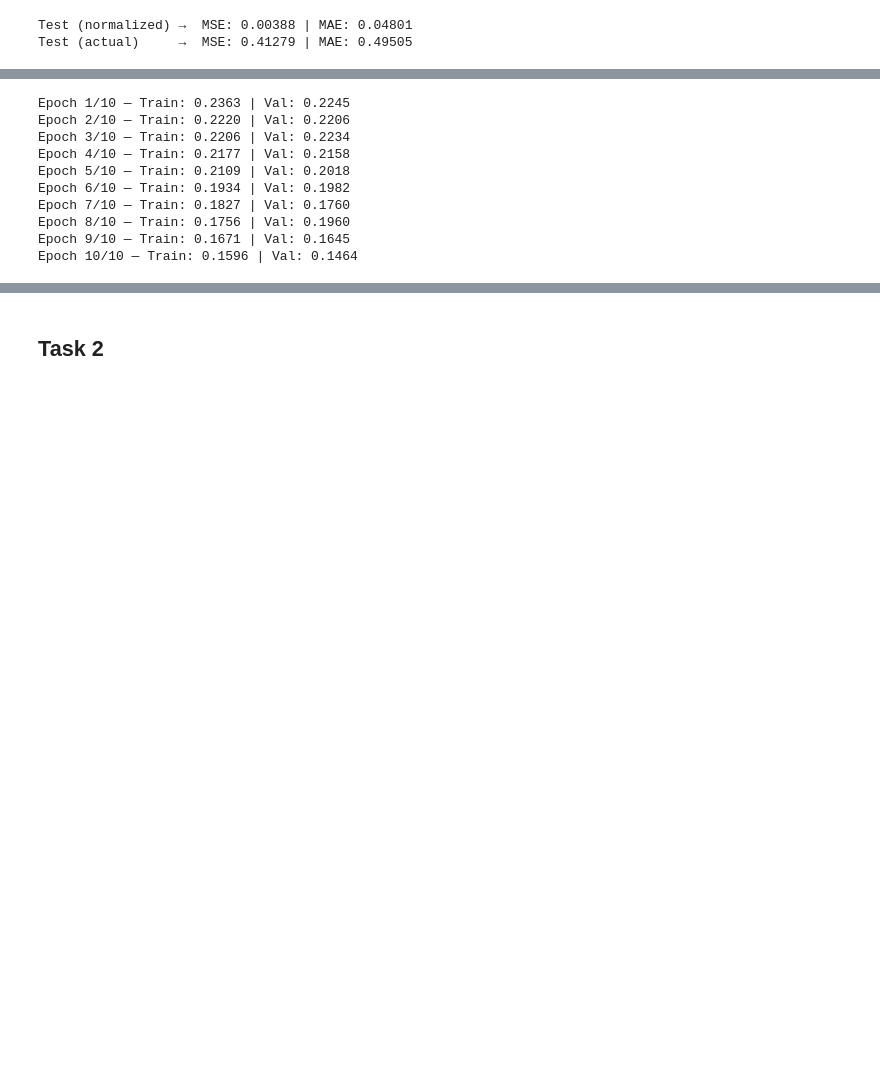
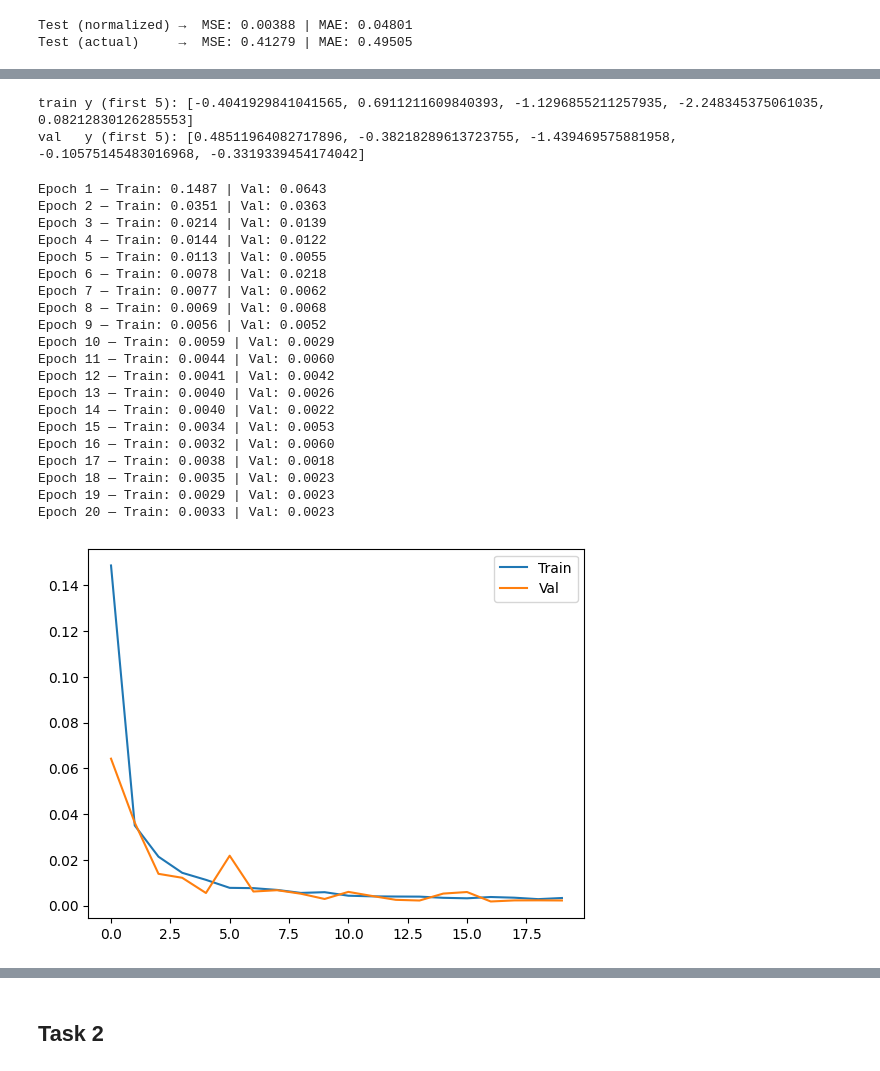
Before and after one commit to Zouu-X/DL_ass2, a Jupyter notebook: ass2_skeleton.ipynb, the cells around one changed output, grey strips where cells are left out. Cells and saved outputs as stored; diff of their text form; code cells hidden in the pictures; blank space fills up the shorter version.

Commit message:
done Geo-based model

```diff
--- a/ass2_skeleton.ipynb
+++ b/ass2_skeleton.ipynb
@@ -387,19 +387,10 @@ num_atom_types = max_atom + 1
 def make_graph(i):
     pos = torch.tensor(pos_data[i], dtype=torch.float)
     atom_nums = torch.tensor(type_data[i], dtype=torch.long)
-
-    x = torch.nn.functional.one_hot(atom_nums, num_classes=num_atom_types).float()
-
-
-    # compute pairwise distances
-    dist = torch.cdist(pos, pos)
-    src, dst = (dist < 4.0).nonzero(as_tuple=True)
-    edge_index = torch.stack([src, dst], dim=0)
-
-    # target
     y = fe_tensor[i].unsqueeze(0)
 
-    return Data(x=x, edge_index=edge_index, pos=pos, y=y)
+    return Data(z=atom_nums, pos=pos, y=y)
+
 
 
 train_graphs = [make_graph(i) for i in train_idxes]
@@ -478,0 +430,16 @@ ImportError: cannot import name 'SchNetConv' from 'torch_geometric.nn' (/usr/loc
+# %%
+from torch_geometric.nn import NNConv, global_mean_pool, SchNet
+
+class GeometricEnergyPredictor(nn.Module):
+    def __init__(self, cutoff=5.0, hidden_channels=128,
+                 num_filters=128, num_interactions=6,
+                 num_gaussians=32):
+        super().__init__()
+        self.schnet = SchNet(hidden_channels=hidden_channels,
+                             num_filters=num_filters,
+                             num_interactions=num_interactions,
+                             num_gaussians=num_gaussians,
+                             cutoff=cutoff)
+    def forward(self, data):
+        # returns shape [batch_size, 1] or [batch_size]
+        return self.schnet(data.z, data.pos, data.batch).squeeze(1)
@@ -513,16 +547,34 @@ def train_model(model, train_loader, val_loader, epochs=10):
+# %%
+# peek at a few examples from each split:
+print("train y (first 5):", [fe_tensor[i].item() for i in train_idxes[:5]])
+print("val   y (first 5):", [fe_tensor[i].item() for i in val_idxes[:5]])
+# %% [output]
+train y (first 5): [-0.4041929841041565, 0.6911211609840393, -1.1296855211257935, -2.248345375061035, 0.08212830126285553]
+val   y (first 5): [0.48511964082717896, -0.38218289613723755, -1.439469575881958, -0.10575145483016968, -0.3319339454174042]
 # %%
-train_model(model_g, train_loader, val_loader, epochs=10)
+train_model(model_g, train_loader, val_loader, epochs=20)
 # %% [output]
-Epoch 1/10 — Train: 0.2363 | Val: 0.2245
-Epoch 2/10 — Train: 0.2220 | Val: 0.2206
-Epoch 3/10 — Train: 0.2206 | Val: 0.2234
-Epoch 4/10 — Train: 0.2177 | Val: 0.2158
-Epoch 5/10 — Train: 0.2109 | Val: 0.2018
-Epoch 6/10 — Train: 0.1934 | Val: 0.1982
-Epoch 7/10 — Train: 0.1827 | Val: 0.1760
-Epoch 8/10 — Train: 0.1756 | Val: 0.1960
-Epoch 9/10 — Train: 0.1671 | Val: 0.1645
-Epoch 10/10 — Train: 0.1596 | Val: 0.1464
+Epoch 1 — Train: 0.1487 | Val: 0.0643
+Epoch 2 — Train: 0.0351 | Val: 0.0363
+Epoch 3 — Train: 0.0214 | Val: 0.0139
+Epoch 4 — Train: 0.0144 | Val: 0.0122
+Epoch 5 — Train: 0.0113 | Val: 0.0055
+Epoch 6 — Train: 0.0078 | Val: 0.0218
+Epoch 7 — Train: 0.0077 | Val: 0.0062
+Epoch 8 — Train: 0.0069 | Val: 0.0068
+Epoch 9 — Train: 0.0056 | Val: 0.0052
+Epoch 10 — Train: 0.0059 | Val: 0.0029
+Epoch 11 — Train: 0.0044 | Val: 0.0060
+Epoch 12 — Train: 0.0041 | Val: 0.0042
+Epoch 13 — Train: 0.0040 | Val: 0.0026
+Epoch 14 — Train: 0.0040 | Val: 0.0022
+Epoch 15 — Train: 0.0034 | Val: 0.0053
+Epoch 16 — Train: 0.0032 | Val: 0.0060
+Epoch 17 — Train: 0.0038 | Val: 0.0018
+Epoch 18 — Train: 0.0035 | Val: 0.0023
+Epoch 19 — Train: 0.0029 | Val: 0.0023
+Epoch 20 — Train: 0.0033 | Val: 0.0023
+[figure, added]
 # %%
 # model_g.load_state_dict(torch.load("geo_model.pth"))
 # model_g.eval()
```
Also changed, not shown: parts of 7 cells of this notebook.
